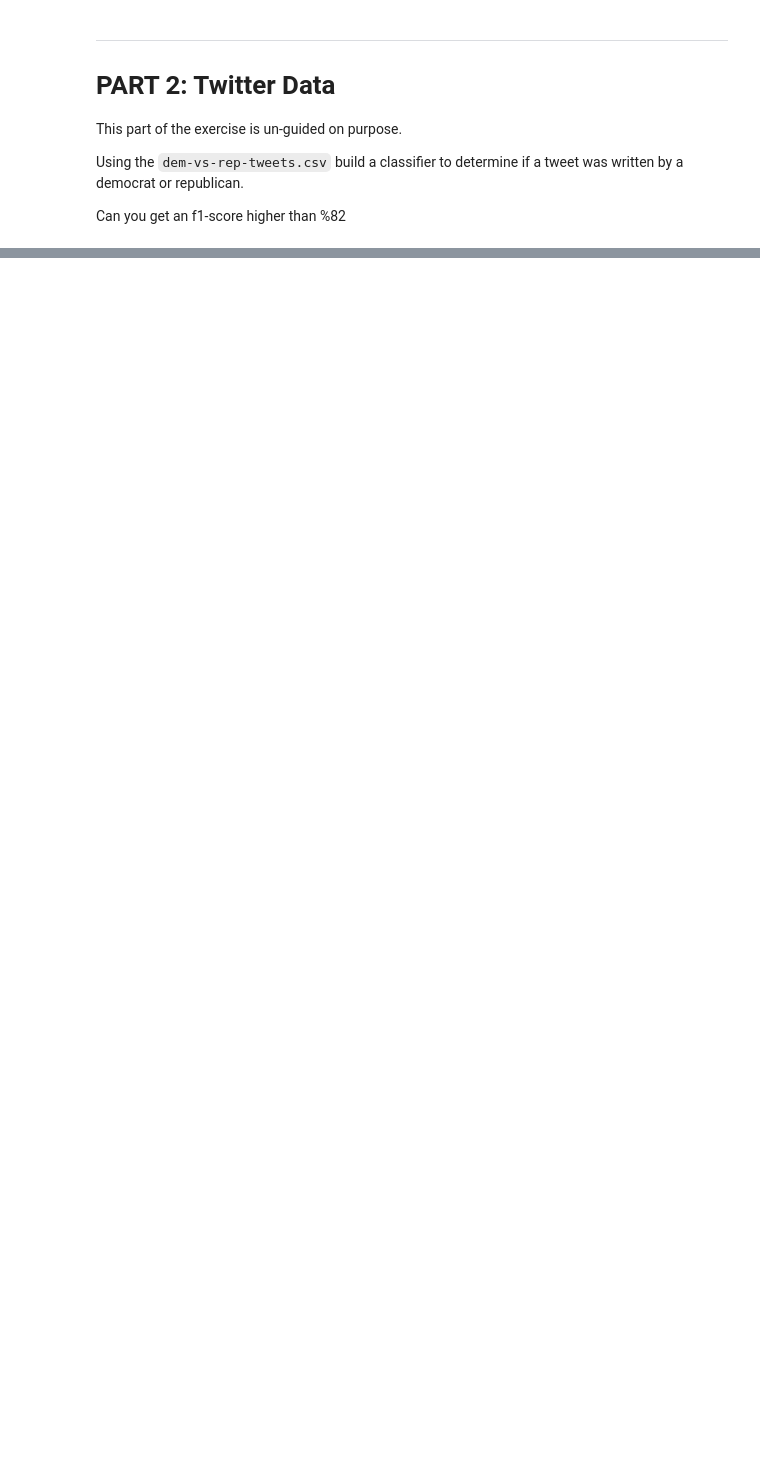
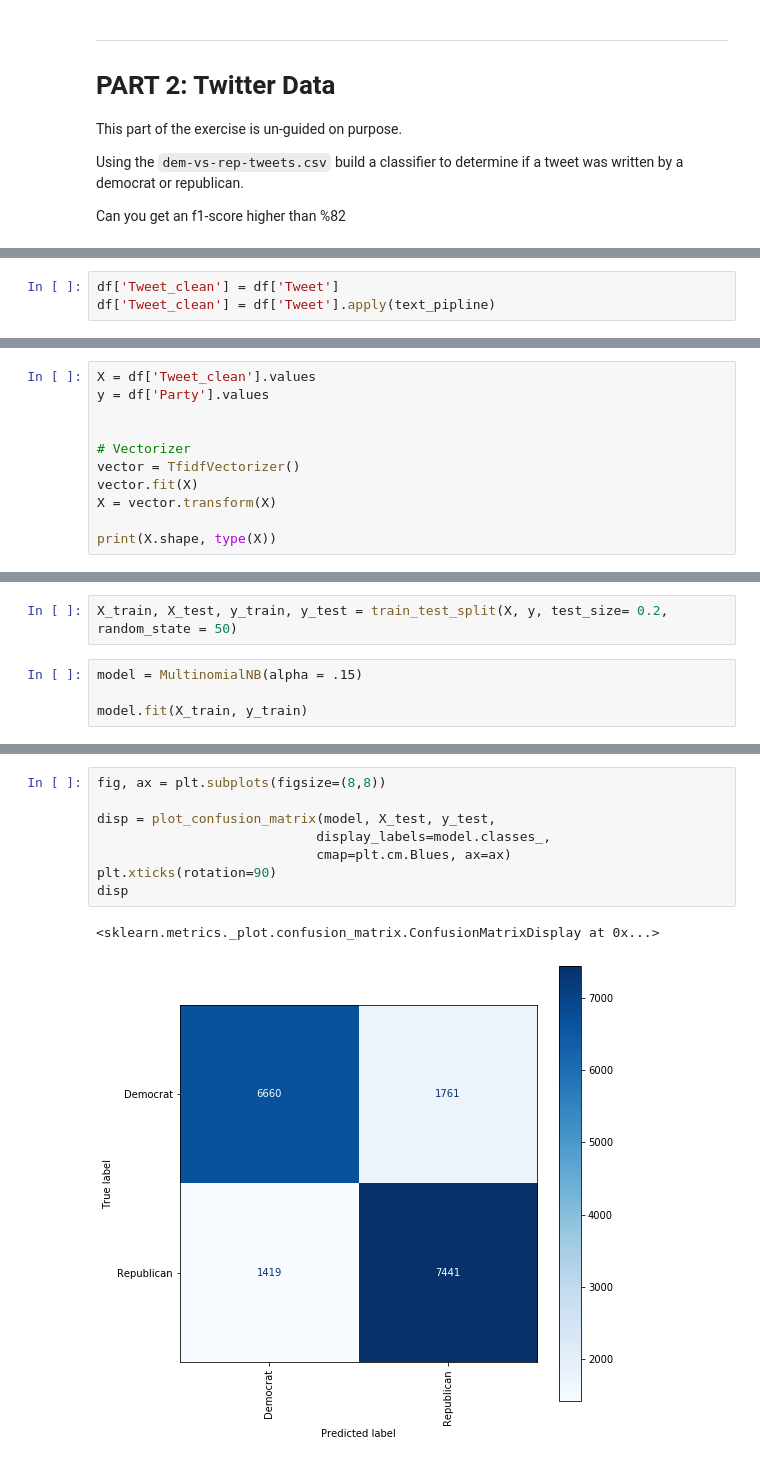
Before and after one commit to miaonanlin/2021-spring-data-science, a Jupyter notebook: Week7-NLP/Exercise-NLP.ipynb, the cells around one changed output, grey strips where cells are left out. Saved outputs shown, nothing was run; the diff lists cells and outputs as text; blank space fills up the shorter version.

```diff
--- a/Week7-NLP/Exercise-NLP.ipynb
+++ b/Week7-NLP/Exercise-NLP.ipynb
@@ -415,0 +477,3 @@ df = pd.read_csv('data/dem-vs-rep-tweets.csv')
+# %%
+df['Tweet_clean'] = df['Tweet']
+df['Tweet_clean'] = df['Tweet'].apply(text_pipline)
@@ -415,0 +489,11 @@ df = pd.read_csv('data/dem-vs-rep-tweets.csv')
+# %%
+X = df['Tweet_clean'].values
+y = df['Party'].values
+
+
+# Vectorizer
+vector = TfidfVectorizer()
+vector.fit(X)
+X = vector.transform(X)
+
+print(X.shape, type(X))
@@ -415,0 +502,6 @@ df = pd.read_csv('data/dem-vs-rep-tweets.csv')
+# %%
+X_train, X_test, y_train, y_test = train_test_split(X, y, test_size= 0.2, random_state = 50)
+# %%
+model = MultinomialNB(alpha = .15)
+
+model.fit(X_train, y_train)
@@ -415,0 +517,11 @@ df = pd.read_csv('data/dem-vs-rep-tweets.csv')
+# %%
+fig, ax = plt.subplots(figsize=(8,8))
+
+disp = plot_confusion_matrix(model, X_test, y_test,
+                            display_labels=model.classes_,
+                            cmap=plt.cm.Blues, ax=ax)
+plt.xticks(rotation=90)
+disp
+# %% [output]
+<sklearn.metrics._plot.confusion_matrix.ConfusionMatrixDisplay at 0x...>
+[figure, added]
```
Also changed, not shown: parts of 24 cells of this notebook.
